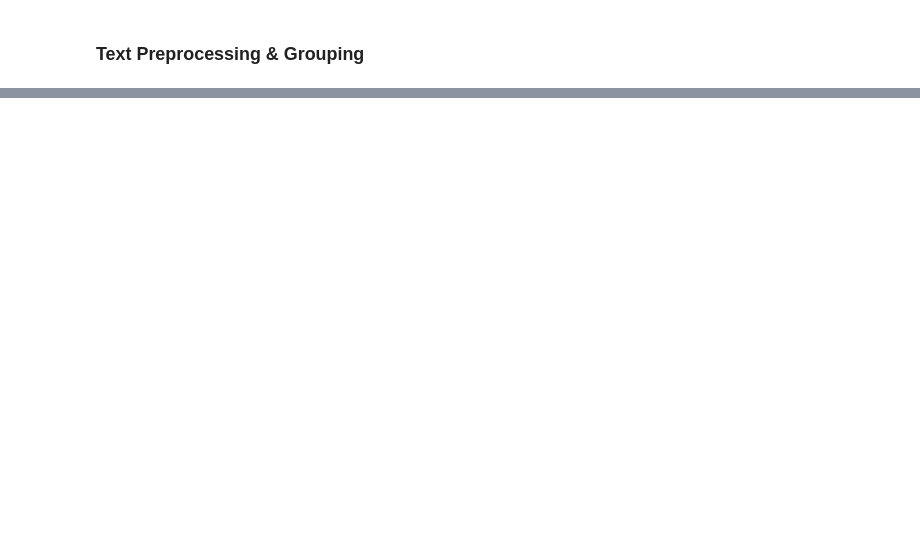
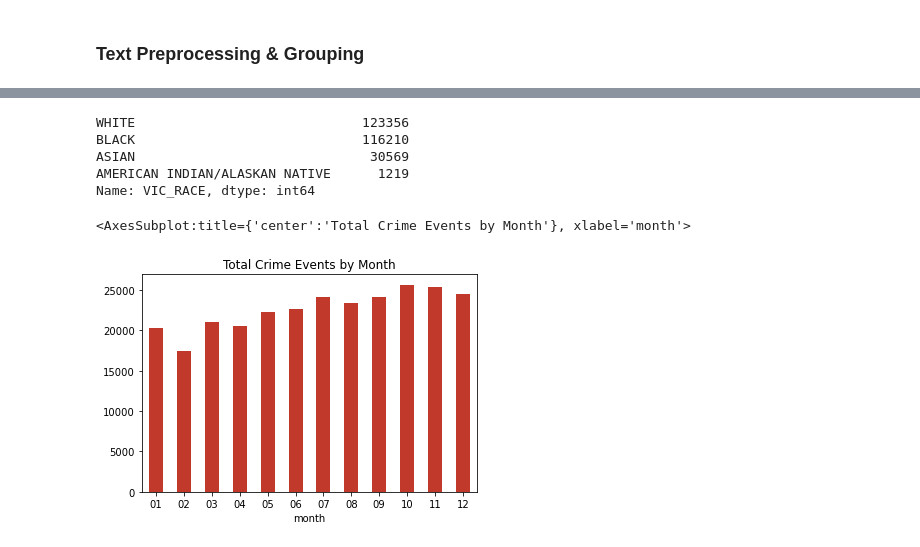
Before and after one commit to JuHyeongKim99/NYC_Crime_DataAnalysis, a Jupyter notebook: NYC_crime.ipynb, the cells around one changed output, grey strips where cells are left out. Saved outputs shown, nothing was run; the diff lists cells and outputs as text; code cells hidden in the pictures; blank space fills up the shorter version.

Commit message:
Update NYC_crime.ipynb
final submission

```diff
--- a/NYC_crime.ipynb
+++ b/NYC_crime.ipynb
@@ -56,10 +65,12 @@ Name: PD_CD, Length: 347, dtype: int64
 # %%
 df_crime.head(10)
 
-#drop uncesseary data
-df_crime.drop(['CMPLNT_NUM','JURISDICTION_CODE','PARKS_NM','STATION_NAME','KY_CD', 'PATROL_BORO',
-                'TRANSIT_DISTRICT','HADEVELOPT','HOUSING_PSA','CRM_ATPT_CPTD_CD',
+#drop uncesseary(or may be too specific) data
+df_crime.drop(['CMPLNT_NUM','JURISDICTION_CODE','PARKS_NM','STATION_NAME', 'PATROL_BORO',
+                'TRANSIT_DISTRICT','HADEVELOPT','HOUSING_PSA','CRM_ATPT_CPTD_CD', 'New Georeferenced Column',
+               'JURIS_DESC','PD_CD','PD_DESC',
                 'X_COORD_CD', 'Y_COORD_CD', "CMPLNT_TO_DT", "CMPLNT_TO_TM"
                 ],axis='columns', inplace=True)
 
-df_crime
+#drop information of suspects
+df_crime.drop(['SUSP_AGE_GROUP', 'SUSP_RACE', 'SUSP_SEX'], axis='columns', inplace=True)
@@ -102,14 +99,12 @@ CM_GROUP                    0
 dtype: int64
 # %%
-#drop rows without important information
-df_crime = df_crime.dropna(subset=['OFNS_DESC', 'VIC_RACE', 'VIC_SEX', 'VIC_AGE_GROUP','SUSP_SEX', 'SUSP_AGE_GROUP', 'SUSP_RACE',
-                                    'CMPLNT_FR_DT', 'LOC_OF_OCCUR_DESC',
+#drop na value rows with important information
+important_feature = ['OFNS_DESC', 'VIC_RACE',
+                     'VIC_SEX', 'VIC_AGE_GROUP',
+                     'CMPLNT_FR_DT','CMPLNT_FR_TM',
+                     'PREM_TYP_DESC','LOC_OF_OCCUR_DESC']
 
-                                    'PREM_TYP_DESC','PD_CD','PD_DESC'
-
-                                    ], how='any')
-
-
+df_crime = df_crime.dropna(subset=important_feature, how='any')
 
 len(df_crime)
 # %% [output]
@@ -197,5 +213,9 @@ for row in df_crime.OFNS_DESC:
 df_crime["CM_GROUP"] = crime_group
 df_crime.groupby("CM_GROUP")
 
+#drop unclassdied information
+cm_group_unclassified = df_crime[df_crime['CM_GROUP'] == 'UNCLASSIFIED'].index
+df_crime.drop(cm_group_unclassified, inplace=True)
+
 df_crime["CM_GROUP"].value_counts()
 # %% [output]
@@ -292,0 +316,17 @@ Name: VIC_RACE, dtype: int64
+# %%
+df_crime = df_crime.replace({'BLACK HISPANIC':'BLACK','ASIAN / PACIFIC ISLANDER':'ASIAN',
+                        'WHITE HISPANIC':'WHITE'})
+df_crime.VIC_RACE.value_counts()
+# %% [output]
+WHITE                             123356
+BLACK                             116210
+ASIAN                              30569
+AMERICAN INDIAN/ALASKAN NATIVE      1219
+Name: VIC_RACE, dtype: int64
+# %%
+#reports by month
+df_crime['month'] = df_crime['CMPLNT_FR_DT'].str.findall('(\d{2})').apply(lambda x: x[0])
+df_crime.groupby('month').size().plot(kind = 'bar', title ='Total Crime Events by Month', color = '#C0392B',rot=0)
+# %% [output]
+<AxesSubplot:title={'center':'Total Crime Events by Month'}, xlabel='month'>
+[figure, added]
```
Also changed, not shown: parts of 38 cells of this notebook.
